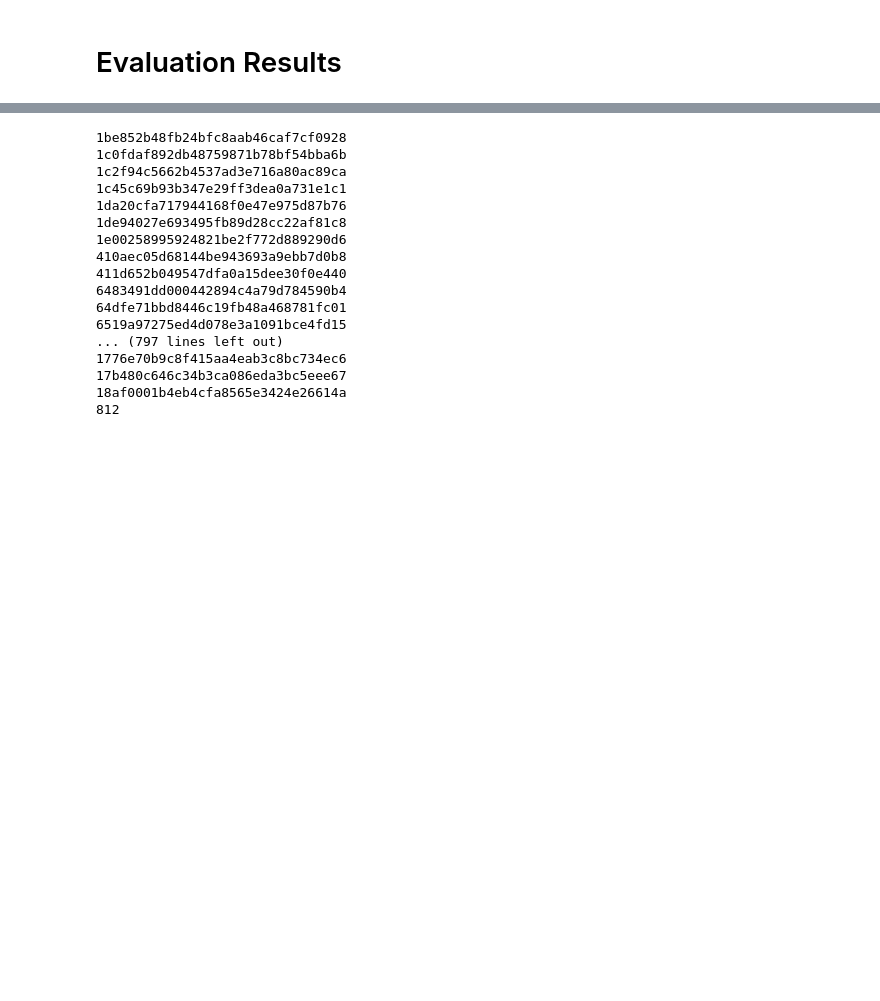
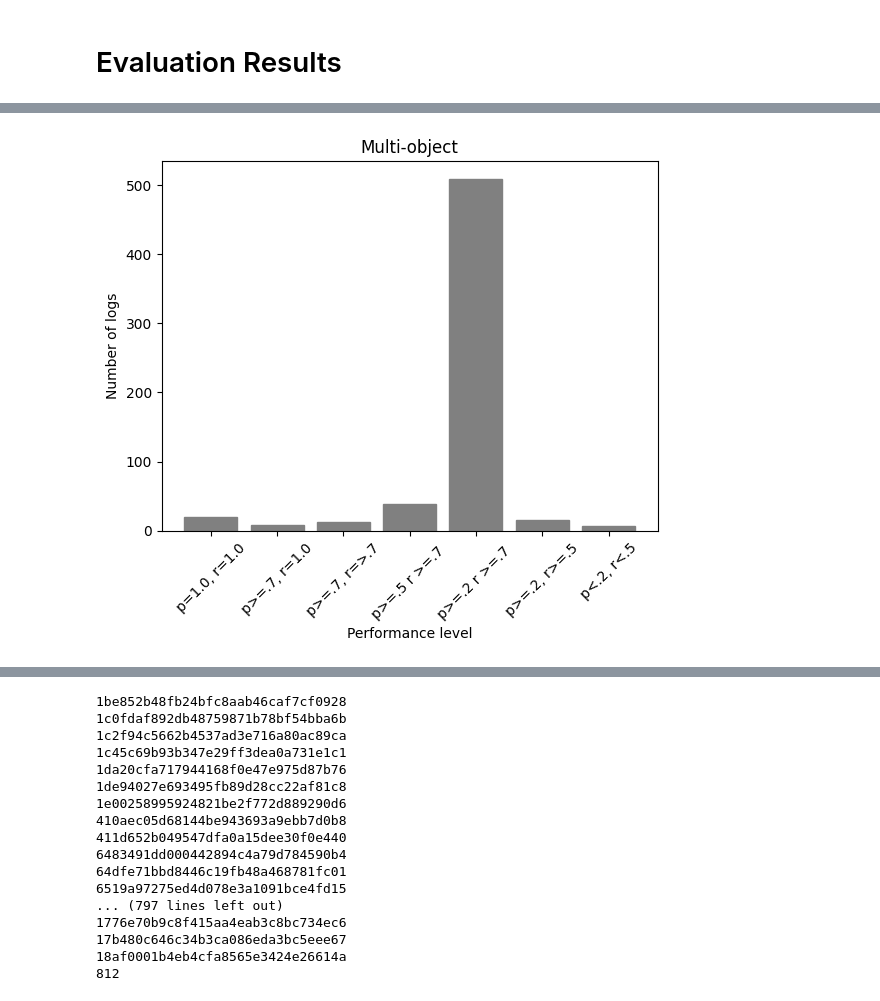
Before and after one commit to a-rebmann/semantic-constraint-miner, a Jupyter notebook: notebooks/evaluation_results.ipynb, the cells around one changed output, grey strips where cells are left out. Saved outputs shown, nothing was run; the diff lists cells and outputs as text; code cells hidden in the pictures; blank space fills up the shorter version.

```diff
--- a/notebooks/evaluation_results.ipynb
+++ b/notebooks/evaluation_results.ipynb
@@ -168,0 +293,22 @@ Multi-object & 10 & 0.5 & 0.0 & 111.60 & 98.32 & 484.12 & 0.20 & 0.24 & 1.00 \\
+# %%
+import matplotlib.pyplot as plt
+
+# Sample data
+categories = ['p=1.0, r=1.0','p>=.7, r=1.0', 'p>=.7, r=>.7', 'p>=.5 r >=.7 ', 'p>=.2 r >=.7 ', 'p>=.2, r>=.5', 'p<.2, r<.5']
+values = [counts_perfect["Multi-object"], counts_great["Multi-object"], counts_good["Multi-object"], counts_medium_good["Multi-object"], counts_medium["Multi-object"], counts_medium_bad["Multi-object"], counts_bad["Multi-object"]]
+
+# Creating the bar chart
+bars = plt.bar(categories, values)
+for bar in bars:
+    bar.set_color('gray')
+
+# Adding labels and title
+plt.xlabel('Performance level')
+plt.ylabel('Number of logs')
+plt.title('Multi-object')
+plt.xticks(rotation = 45)
+
+# Displaying the chart
+plt.show()
+# %% [output]
+[figure, added]
```
Also changed, not shown: parts of 14 cells of this notebook, 5 other files.
